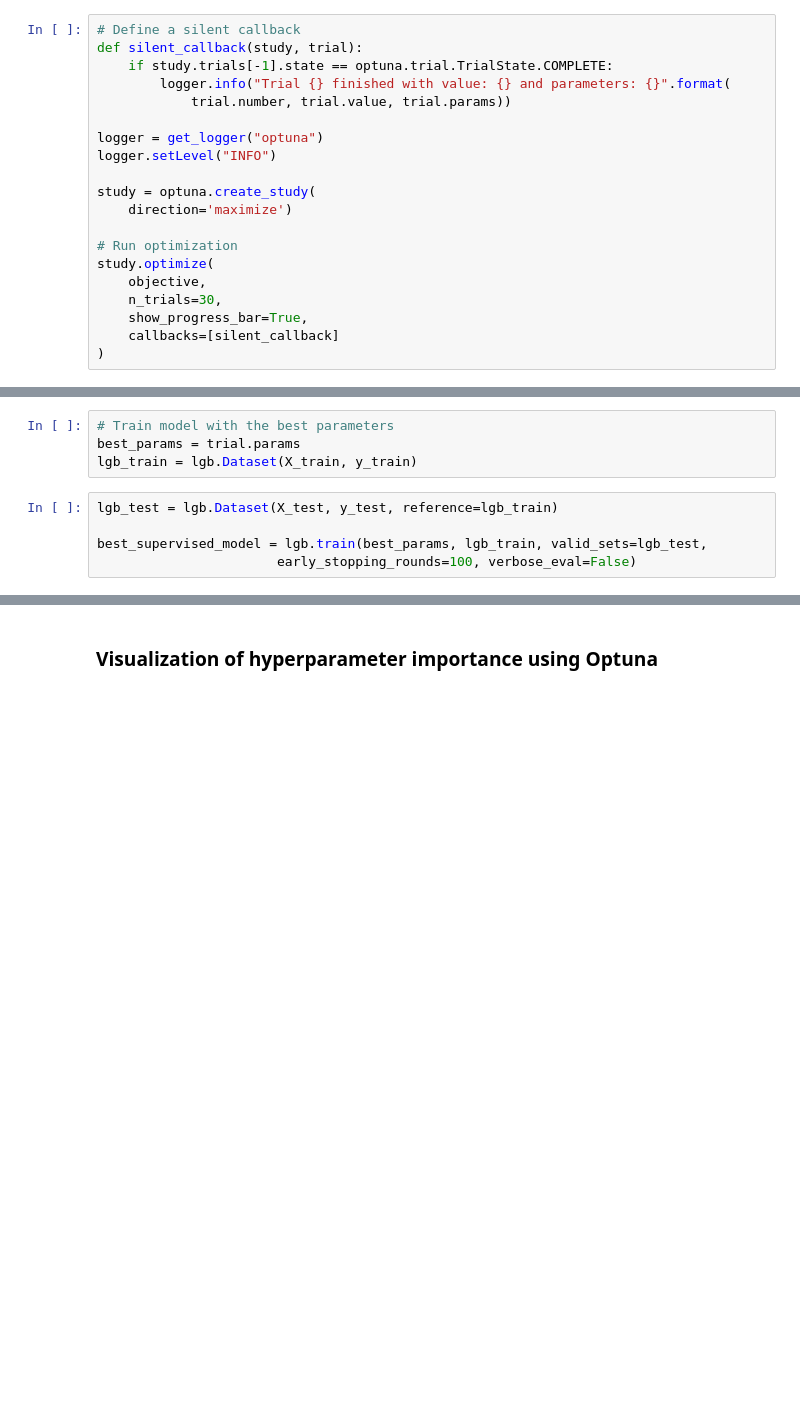
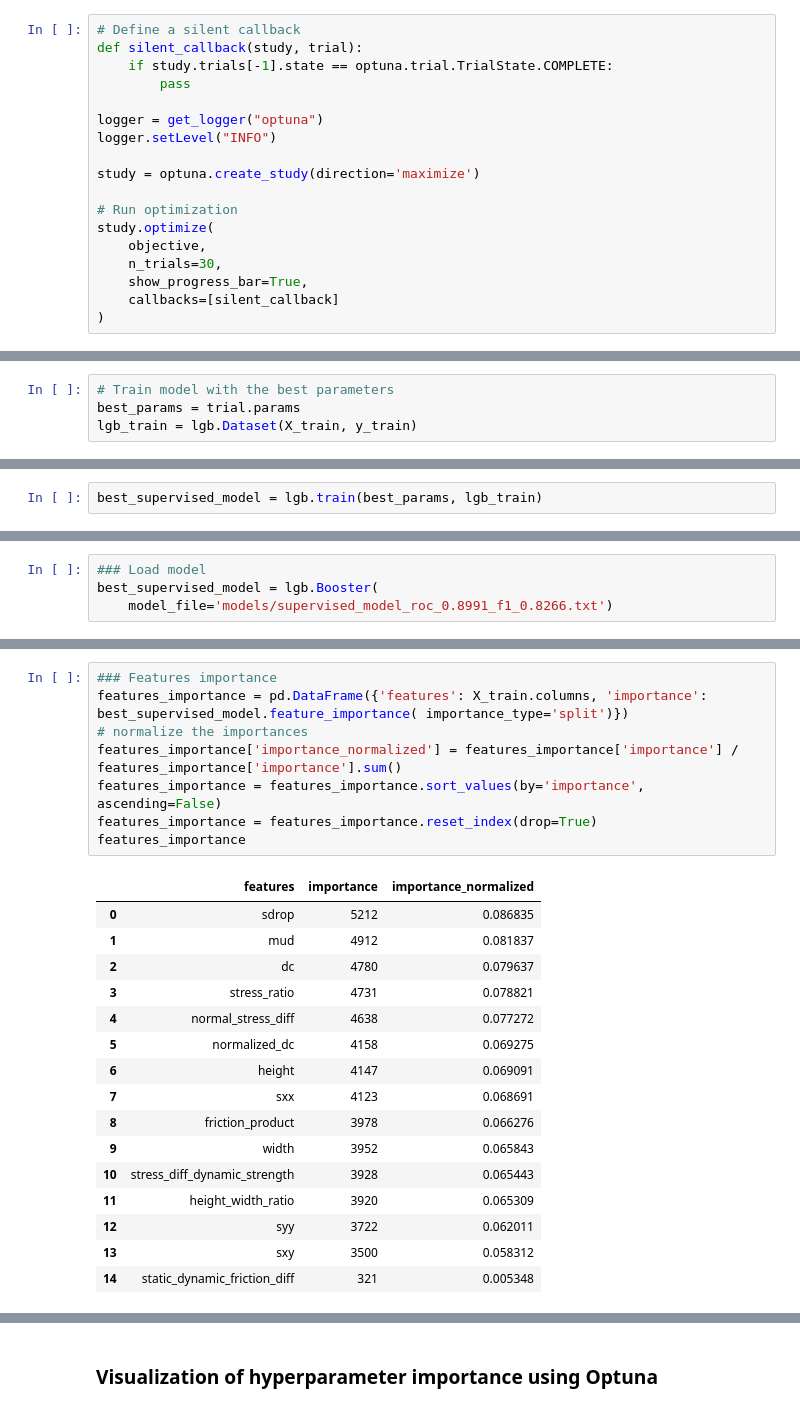
Before and after one commit to msahamed/Earthquake_rupture_data_generation, a Jupyter notebook: 01_supervised_fine_tune.ipynb, the cells around one changed output, grey strips where cells are left out. Drawn from its saved outputs; the diff is of its cells as text; blank space fills up the shorter version.

```diff
--- a/01_supervised_fine_tune.ipynb
+++ b/01_supervised_fine_tune.ipynb
@@ -129,14 +147,12 @@ def objective(trial):
 # Define a silent callback
 def silent_callback(study, trial):
     if study.trials[-1].state == optuna.trial.TrialState.COMPLETE:
-        logger.info("Trial {} finished with value: {} and parameters: {}".format(
-            trial.number, trial.value, trial.params))
+        pass
 
 logger = get_logger("optuna")
 logger.setLevel("INFO")
 
-study = optuna.create_study(
-    direction='maximize')
+study = optuna.create_study(direction='maximize')
 
 # Run optimization
 study.optimize(
@@ -154,8 +204,3 @@ print(f'Best Params: {trial.params}')
 # Train model with the best parameters
 best_params = trial.params
 lgb_train = lgb.Dataset(X_train, y_train)
-# %%
-lgb_test = lgb.Dataset(X_test, y_test, reference=lgb_train)
-
-best_supervised_model = lgb.train(best_params, lgb_train, valid_sets=lgb_test,
-                       early_stopping_rounds=100, verbose_eval=False)
@@ -165,0 +207,2 @@ print(f'Test Roc-AUC score: {test_score}')
+# %%
+best_supervised_model = lgb.train(best_params, lgb_train)
@@ -165,0 +227,4 @@ print(f'Test Roc-AUC score: {test_score}')
+# %%
+### Load model
+best_supervised_model = lgb.Booster(
+    model_file='models/supervised_model_roc_0.8991_f1_0.8266.txt')
@@ -175,0 +298,25 @@ best_supervised_model.save_model('./models/best_supervised_model.txt')
+# %%
+### Features importance
+features_importance = pd.DataFrame({'features': X_train.columns, 'importance': best_supervised_model.feature_importance( importance_type='split')})
+# normalize the importances
+features_importance['importance_normalized'] = features_importance['importance'] / features_importance['importance'].sum()
+features_importance = features_importance.sort_values(by='importance', ascending=False)
+features_importance = features_importance.reset_index(drop=True)
+features_importance
+# %% [output]
+|  | features | importance | importance_normalized |
+| 0 | sdrop | 5212 | 0.086835 |
+| 1 | mud | 4912 | 0.081837 |
+| 2 | dc | 4780 | 0.079637 |
+| 3 | stress_ratio | 4731 | 0.078821 |
+| 4 | normal_stress_diff | 4638 | 0.077272 |
+| 5 | normalized_dc | 4158 | 0.069275 |
+| 6 | height | 4147 | 0.069091 |
+| 7 | sxx | 4123 | 0.068691 |
+| 8 | friction_product | 3978 | 0.066276 |
+| 9 | width | 3952 | 0.065843 |
+| 10 | stress_diff_dynamic_strength | 3928 | 0.065443 |
+| 11 | height_width_ratio | 3920 | 0.065309 |
+| 12 | syy | 3722 | 0.062011 |
+| 13 | sxy | 3500 | 0.058312 |
+| 14 | static_dynamic_friction_diff | 321 | 0.005348 |
```
Also changed, not shown: parts of 59 cells of this notebook, 25 other files.
